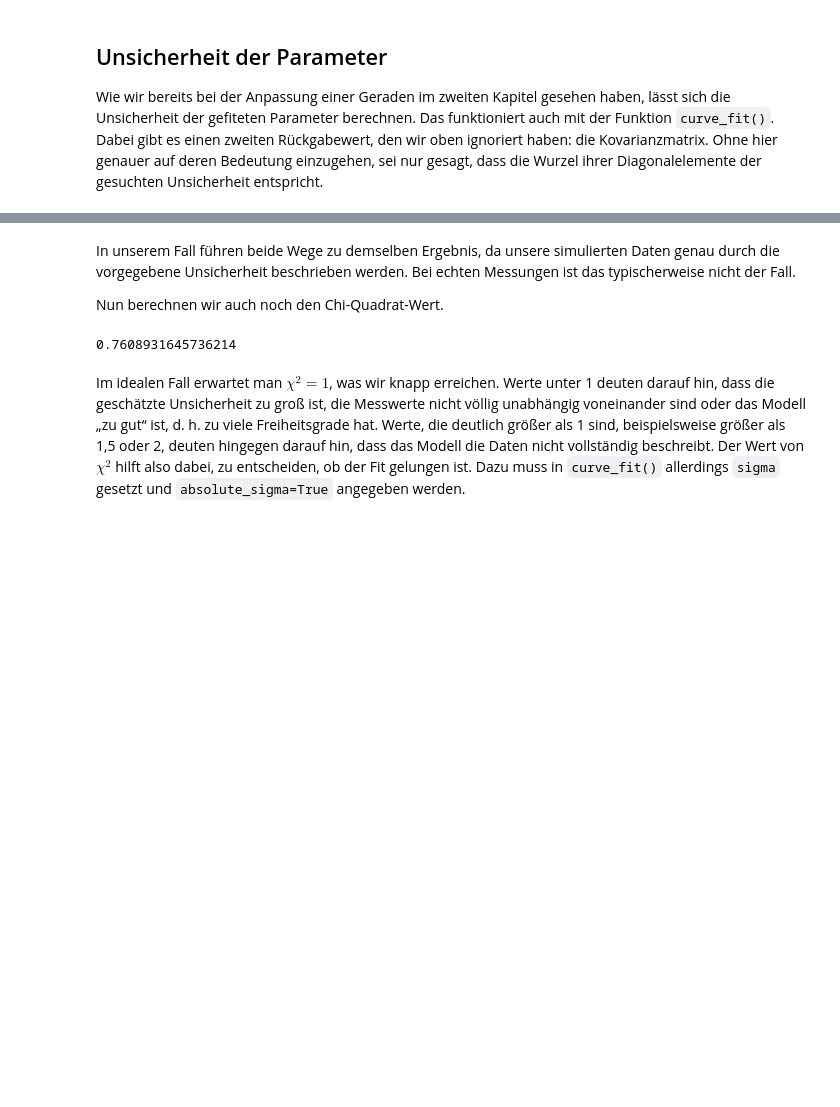
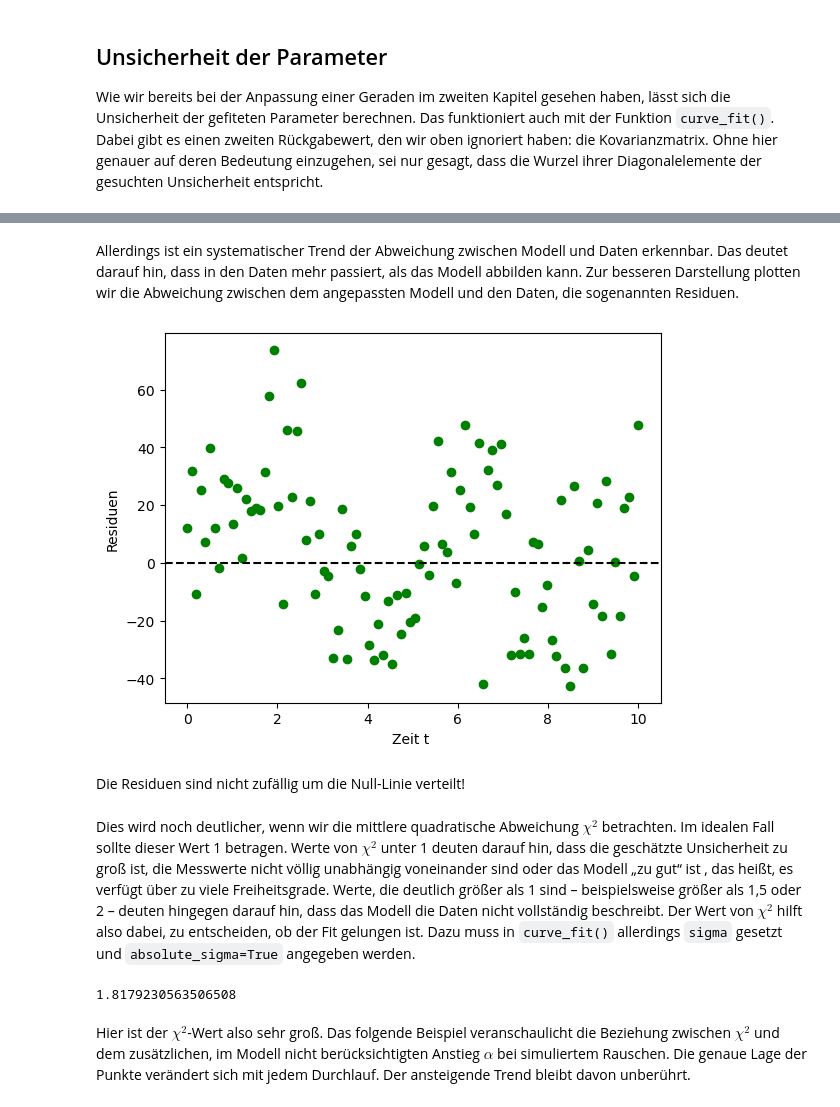
Before and after one commit to Lippitz-Lab/praktikum_1, a Jupyter notebook: kap5_fit.ipynb, the cells around one changed output, grey strips where cells are left out. Cells and saved outputs as stored; diff of their text form; code cells hidden in the pictures; blank space fills up the shorter version.

```diff
--- a/kap5_fit.ipynb
+++ b/kap5_fit.ipynb
@@ -199,12 +219,22 @@ Unsicherheiten der Parameter: [3.57487814 0.10370257 0.03088399]
+# %% [markdown]
+Allerdings ist ein systematischer Trend der Abweichung zwischen Modell und Daten erkennbar. Das deutet darauf hin, dass in den Daten mehr passiert, als das Modell abbilden kann. Zur besseren Darstellung plotten wir die Abweichung zwischen dem angepassten Modell und den Daten, die sogenannten Residuen.
+# %%
+residuals = data2 - logistic(t, *params2)
+plt.scatter(t, residuals, color='green', label='Residuen')
+plt.axhline(0, color='black', linestyle='--', label='Null-Linie')
+plt.xlabel('Zeit t ')
+plt.ylabel('Residuen');
+# %% [output]
+[figure, added]
+# %% [markdown]
+Die Residuen sind nicht zufällig um die Null-Linie verteilt!
 # %% [markdown]
-In unserem Fall führen beide Wege zu demselben Ergebnis, da unsere simulierten Daten genau durch die vorgegebene Unsicherheit beschrieben werden. Bei echten Messungen ist das typischerweise nicht der Fall.
-
-Nun berechnen wir auch noch den Chi-Quadrat-Wert.
+Dies wird noch deutlicher, wenn wir die mittlere quadratische Abweichung $\chi^2$ betrachten. Im idealen Fall sollte dieser Wert 1 betragen. Werte von $\chi^2$ unter 1 deuten darauf hin, dass die geschätzte Unsicherheit zu groß ist, die Messwerte nicht völlig unabhängig voneinander sind oder das Modell „zu gut“ ist , das heißt, es verfügt über zu viele Freiheitsgrade. Werte, die deutlich größer als 1 sind – beispielsweise größer als 1,5 oder 2 – deuten hingegen darauf hin, dass das Modell die Daten nicht vollständig beschreibt. Der Wert von $\chi^2$ hilft also dabei, zu entscheiden, ob der Fit gelungen ist. Dazu muss in `curve_fit()` allerdings `sigma` gesetzt und `absolute_sigma=True` angegeben werden.
 # %%
 # calculate chisquare
-chisq =  np.sum(((data - logistic(t, *params2)) / sigma) ** 2)/ (len(data) - len(params2))
+chisq =  np.sum(((data2 - logistic(t, *params2)) / sigma) ** 2)/ (len(data) - len(params2))
 chisq
 # %% [output]
-0.7608931645736214
+1.8179230563506508
 # %% [markdown]
-Im idealen Fall erwartet man $\chi^2 = 1$, was wir knapp erreichen. Werte unter 1 deuten darauf hin, dass die geschätzte Unsicherheit zu groß ist, die Messwerte nicht völlig unabhängig voneinander sind oder das Modell „zu gut“ ist, d. h.  zu viele Freiheitsgrade hat. Werte, die deutlich größer als 1 sind, beispielsweise größer als 1,5 oder 2, deuten hingegen darauf hin, dass das Modell die Daten nicht vollständig beschreibt. Der Wert von $\chi^2 $ hilft also dabei, zu entscheiden, ob der Fit gelungen ist. Dazu muss in `curve_fit()` allerdings `sigma` gesetzt und `absolute_sigma=True` angegeben werden.
+Hier ist der $\chi^2$-Wert also sehr groß. Das folgende Beispiel veranschaulicht die Beziehung zwischen $\chi^2$ und dem zusätzlichen, im Modell nicht berücksichtigten Anstieg $\alpha$ bei simuliertem Rauschen. Die genaue Lage der Punkte verändert sich mit jedem Durchlauf. Der ansteigende Trend bleibt davon unberührt.
```
Also changed, not shown: parts of 13 cells of this notebook.
